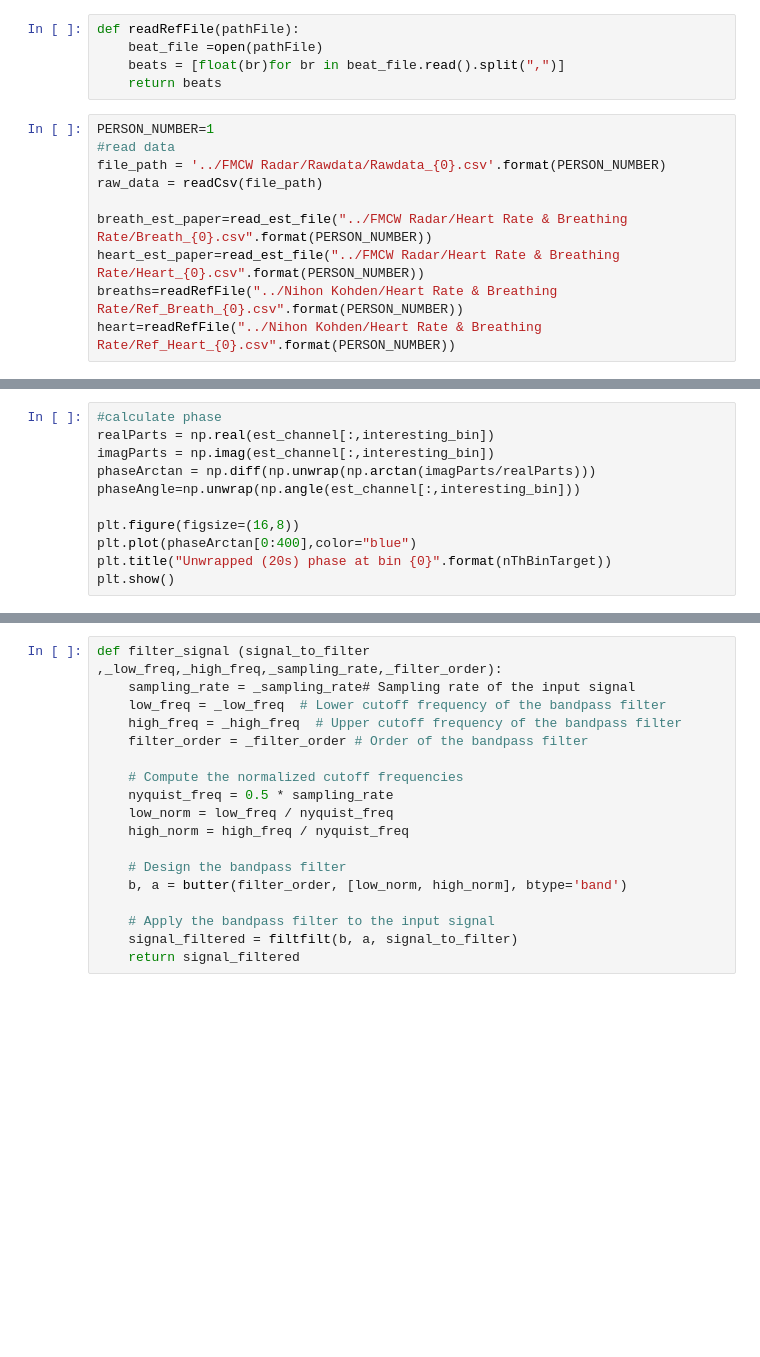
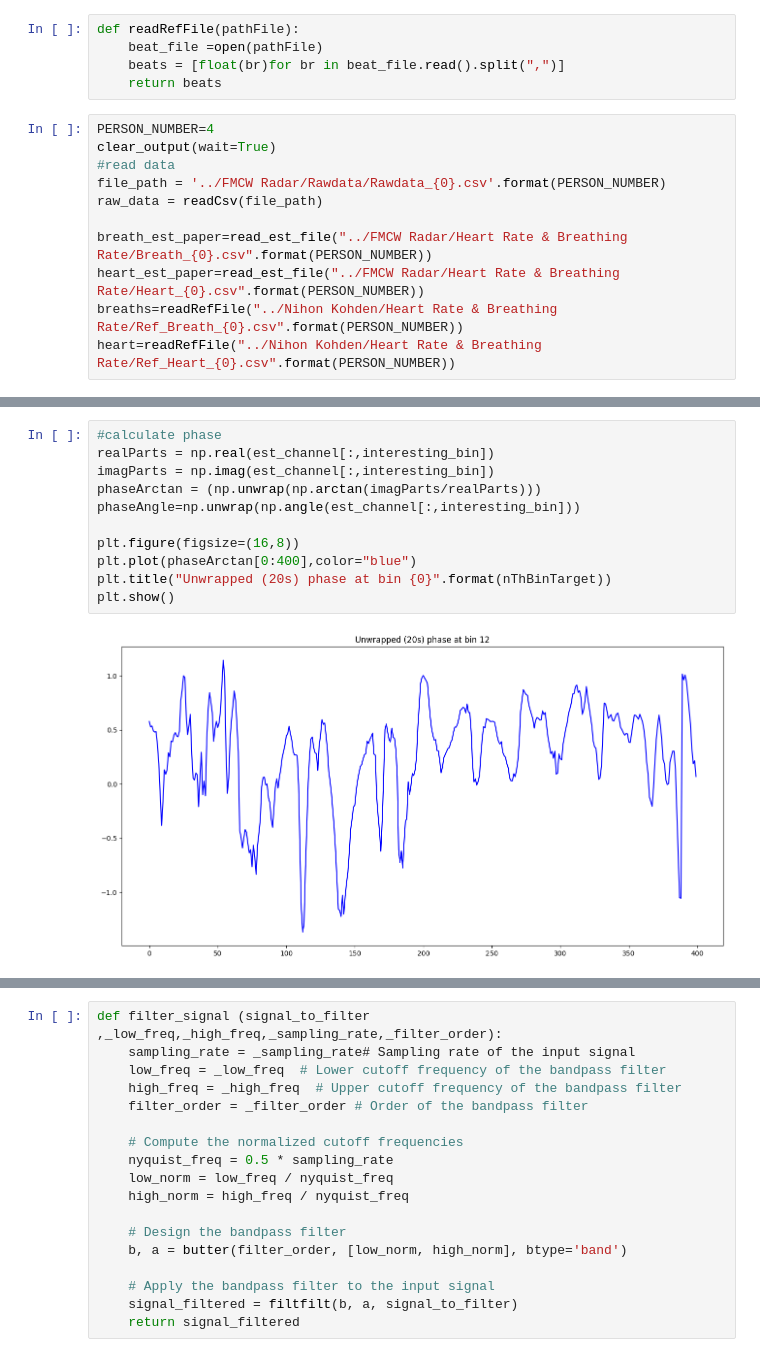
Before and after one commit to tqdinh/gensignal, a Jupyter notebook: VSProcessingFlow/VSProcessingV0.ipynb, the cells around one changed output, grey strips where cells are left out. Cells and saved outputs as stored; diff of their text form; blank space fills up the shorter version.

```diff
--- a/VSProcessingFlow/VSProcessingV0.ipynb
+++ b/VSProcessingFlow/VSProcessingV0.ipynb
@@ -73,7 +80,8 @@ def readRefFile(pathFile):
     beats = [float(br)for br in beat_file.read().split(",")]
     return beats
 # %%
-PERSON_NUMBER=1
+PERSON_NUMBER=4
+clear_output(wait=True)
 #read data
 file_path = '../FMCW Radar/Rawdata/Rawdata_{0}.csv'.format(PERSON_NUMBER)
 raw_data = readCsv(file_path)
@@ -199,14 +258,16 @@ interesting_bin =nThBinTarget
 # %%
 #calculate phase
 realParts = np.real(est_channel[:,interesting_bin])
 imagParts = np.imag(est_channel[:,interesting_bin])
-phaseArctan = np.diff(np.unwrap(np.arctan(imagParts/realParts)))
+phaseArctan = (np.unwrap(np.arctan(imagParts/realParts)))
 phaseAngle=np.unwrap(np.angle(est_channel[:,interesting_bin]))
 
 plt.figure(figsize=(16,8))
 plt.plot(phaseArctan[0:400],color="blue")
 plt.title("Unwrapped (20s) phase at bin {0}".format(nThBinTarget))
 plt.show()
+# %% [output]
+[figure, added]
 # %%
 #calculate phase
 realParts = np.real(est_channel[:,interesting_bin])
```
Also changed, not shown: parts of 16 cells of this notebook.
